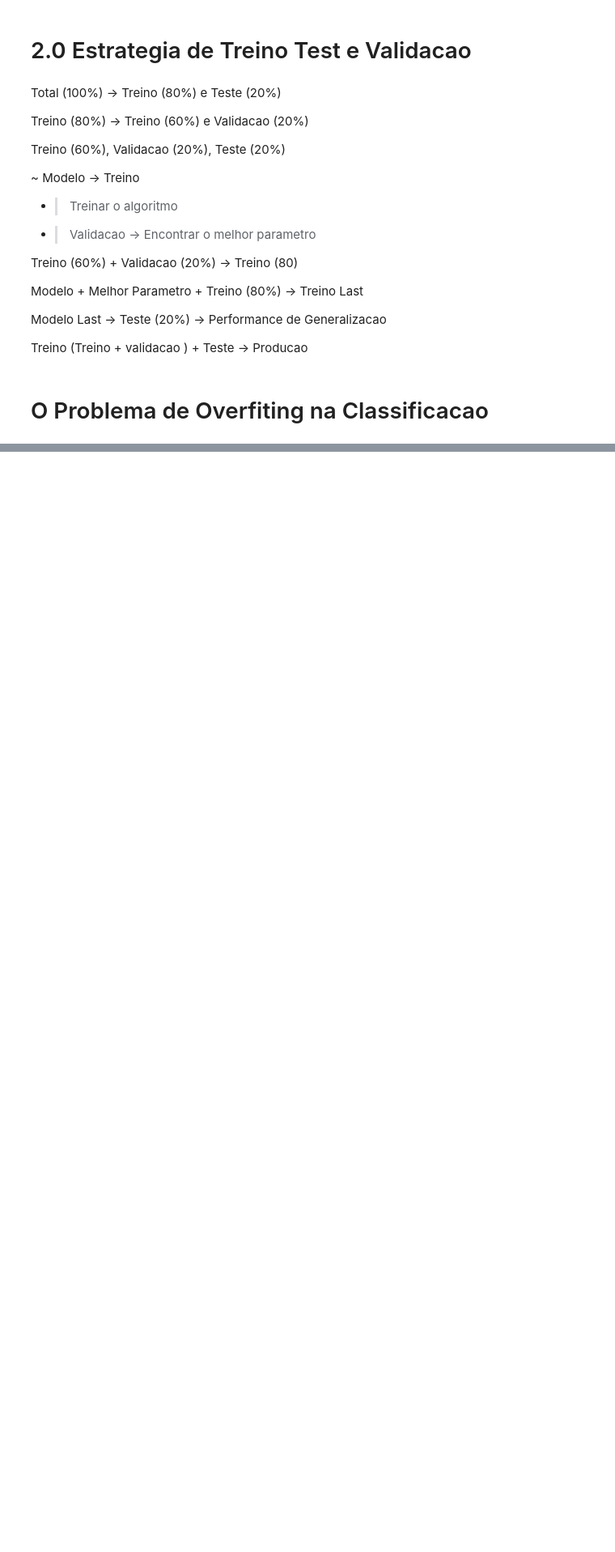
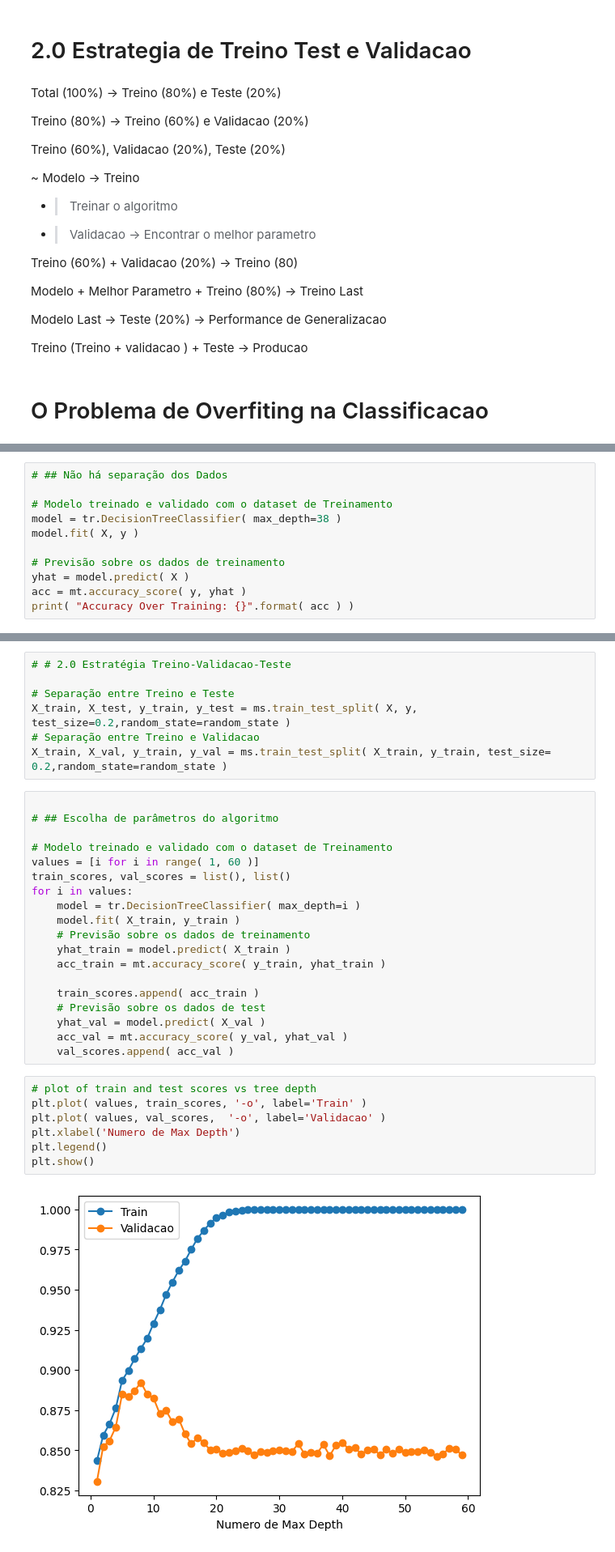
Before and after one commit to HallanMiranda/Machine_Learning, a Jupyter notebook: garantia_aprendizado.ipynb, the cells around one changed output, grey strips where cells are left out. Shown at 81% size. Saved outputs shown, nothing was run; the diff lists cells and outputs as text; blank space fills up the shorter version.

```diff
--- a/garantia_aprendizado.ipynb
+++ b/garantia_aprendizado.ipynb
@@ -246,0 +264,11 @@ Treino (Treino + validacao ) + Teste -> Producao
+# %%
+# ## Não há separação dos Dados
+
+# Modelo treinado e validado com o dataset de Treinamento
+model = tr.DecisionTreeClassifier( max_depth=38 )
+model.fit( X, y )
+
+# Previsão sobre os dados de treinamento
+yhat = model.predict( X )
+acc = mt.accuracy_score( y, yhat )
+print( "Accuracy Over Training: {}".format( acc ) )
@@ -246,0 +286,36 @@ Treino (Treino + validacao ) + Teste -> Producao
+# %%
+# # 2.0 Estratégia Treino-Validacao-Teste
+
+# Separação entre Treino e Teste
+X_train, X_test, y_train, y_test = ms.train_test_split( X, y, test_size=0.2,random_state=random_state )
+# Separação entre Treino e Validacao
+X_train, X_val, y_train, y_val = ms.train_test_split( X_train, y_train, test_size=
+0.2,random_state=random_state )
+# %%
+
+# ## Escolha de parâmetros do algoritmo
+
+# Modelo treinado e validado com o dataset de Treinamento
+values = [i for i in range( 1, 60 )]
+train_scores, val_scores = list(), list()
+for i in values:
+    model = tr.DecisionTreeClassifier( max_depth=i )
+    model.fit( X_train, y_train )
+    # Previsão sobre os dados de treinamento
+    yhat_train = model.predict( X_train )
+    acc_train = mt.accuracy_score( y_train, yhat_train )
+
+    train_scores.append( acc_train )
+    # Previsão sobre os dados de test
+    yhat_val = model.predict( X_val )
+    acc_val = mt.accuracy_score( y_val, yhat_val )
+    val_scores.append( acc_val )
+# %%
+# plot of train and test scores vs tree depth
+plt.plot( values, train_scores, '-o', label='Train' )
+plt.plot( values, val_scores,  '-o', label='Validacao' )
+plt.xlabel('Numero de Max Depth')
+plt.legend()
+plt.show()
+# %% [output]
+[figure, added]
```
Also changed, not shown: parts of 12 cells of this notebook.
